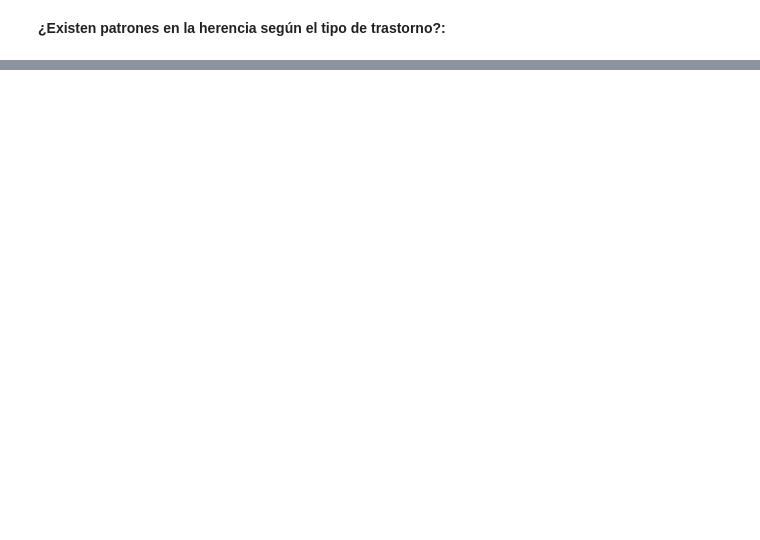
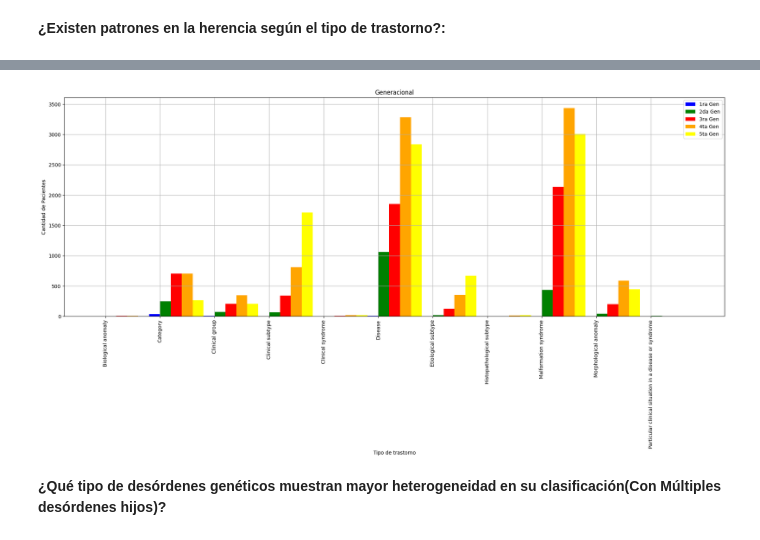
Before and after one commit to felipeduque2411/Classification_disease, a Jupyter notebook: Clasificacion_enfermedades_raras.ipynb, the cells around one changed output, grey strips where cells are left out. Saved outputs shown, nothing was run; the diff lists cells and outputs as text; code cells hidden in the pictures; blank space fills up the shorter version.

```diff
--- a/Clasificacion_enfermedades_raras.ipynb
+++ b/Clasificacion_enfermedades_raras.ipynb
@@ -3462,0 +3445,17 @@ plt.show()
+# %%
+# Se agrega columna indicando si tiene al menos una relación con otra generación
+for index, row in df_temp.iterrows():
+  if row['Has Parent'] == True or row['Has GrandParent']== True or row['Has 3rd Gen']== True or row['Has 4th Gen']== True or row['Has 5th Gen']== True:
+    conteo_generaciones += 1
+    df_temp.at[index,'Has Generations'] = True
+  else:
+    conteo_generaciones = conteo_generaciones
+    df_temp.at[index,'Has Generations'] = False
+# %%
+#Solamente se dejan todos los pacientes que tienen relación con otra generación
+df_temp = df_temp[df_temp['Has Generations']==True]
+# %%
+#Creamos un listado de todos los desordenes a graficar
+dt_lis=df_temp['Disorder Type'].value_counts()
+listado_dt = dt_lis.sort_index().index
+listado_dt
@@ -3462,0 +3469,63 @@ plt.show()
+# %%
+#Tipos de trastorno por generación
+fig, ax= plt.subplots(figsize=(24,8))
+
+ancho = 0.2
+indice=np.arange(11)
+
+#1ra generación
+df_dt1 = df_temp[df_temp['Rama']== 1]
+pra = df_dt1['Disorder Type'].value_counts()
+for index in listado_dt:
+  if index not in pra.index:
+    pra[index] = 0
+x1=pra.sort_index()
+ax.bar(indice, x1.values, width=ancho, label='1ra Gen', color='blue', align='edge')
+
+#2da generación
+df_dt2 = df_temp[df_temp['Rama']== 2]
+sda = df_dt2['Disorder Type'].value_counts()
+for index in listado_dt:
+  if index not in sda.index:
+    sda[index] = 0
+x2=sda.sort_index()
+ax.bar(indice + ancho, x2.values, width=ancho, label='2da Gen', color='green', align='edge')
+
+#3ra generación
+df_dt3 = df_temp[df_temp['Rama']== 3]
+tra = df_dt3['Disorder Type'].value_counts()
+for index in listado_dt:
+  if index not in tra.index:
+    tra[index] = 0
+x3=tra.sort_index()
+ax.bar(indice + ancho*2, x3.values, width=ancho, label='3ra Gen', color='red', align='edge')
+
+#4ta generación
+df_dt4 = df_temp[df_temp['Rama']== 4]
+cta = df_dt4['Disorder Type'].value_counts()
+for index in listado_dt:
+  if index not in cta.index:
+    cta[index] = 0
+x4=cta.sort_index()
+ax.bar(indice + ancho*3, x4.values, width=ancho, label='4ta Gen', color='orange', align='edge')
+
+#45ta generación
+df_dt5 = df_temp[df_temp['Rama']== 5]
+qta = df_dt5['Disorder Type'].value_counts()
+for index in listado_dt:
+  if index not in qta.index:
+    qta[index] = 0
+x5=qta.sort_index()
+ax.bar(indice + ancho*4, x5.values, width=ancho, label='5ta Gen', color='yellow', align='edge')
+
+ax.set_title('Generacional')
+ax.set_xlabel('Tipo de trastorno')
+ax.set_ylabel('Cantidad de Pacientes')
+ax.grid(True)
+plt.xticks(indice + ancho, listado_dt, rotation=90)
+plt.legend()
+plt.show()
+# %% [output]
+[figure, added]
+# %% [markdown]
+**¿Qué tipo de desórdenes genéticos muestran mayor heterogeneidad en su clasificación(Con Múltiples desórdenes hijos)?**
```
Also changed, not shown: parts of 35 cells of this notebook, 1 other file.
